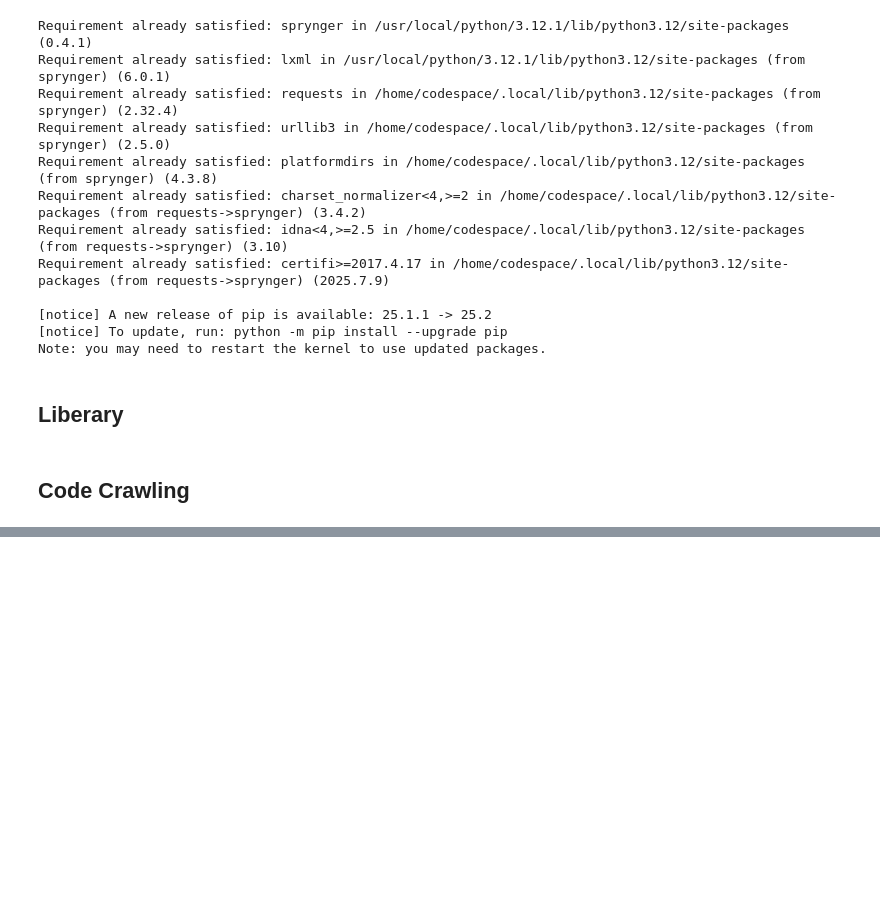
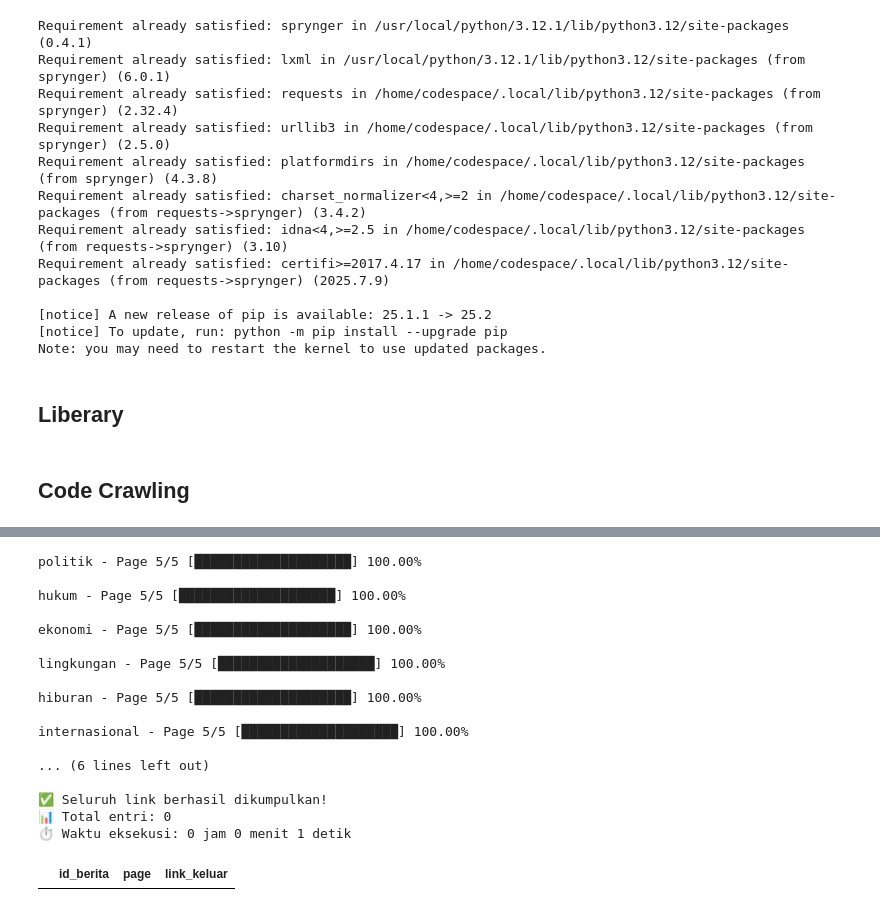
Before and after one commit to andre22-028/PPW, a Jupyter notebook: _sources/crawling.ipynb, the cells around one changed output, grey strips where cells are left out. Drawn from its saved outputs; the diff is of its cells as text; code cells hidden in the pictures; blank space fills up the shorter version.

```diff
--- a/_sources/crawling.ipynb
+++ b/_sources/crawling.ipynb
@@ -94,0 +661,21 @@ print("✅ Semua hasil sudah disimpan ke crawlinghasil.csv")
+# %%
+berita_links(categories, pages_per_category=5)
+# %% [output]
+politik - Page 5/5 [████████████████████] 100.00%
+
+hukum - Page 5/5 [████████████████████] 100.00%
+
+ekonomi - Page 5/5 [████████████████████] 100.00%
+
+lingkungan - Page 5/5 [████████████████████] 100.00%
+
+hiburan - Page 5/5 [████████████████████] 100.00%
+
+internasional - Page 5/5 [████████████████████] 100.00%
+
+... (6 lines left out)
+
+✅ Seluruh link berhasil dikumpulkan!
+📊 Total entri: 0
+⏱️ Waktu eksekusi: 0 jam 0 menit 1 detik
+|  | id_berita | page | link_keluar |
```
Also changed, not shown: parts of 27 cells of this notebook, 3 other files.
